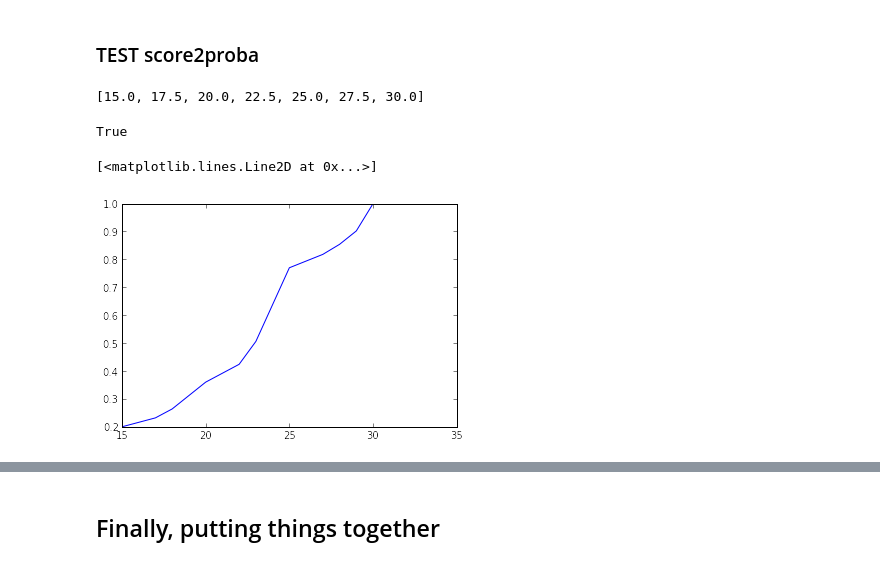
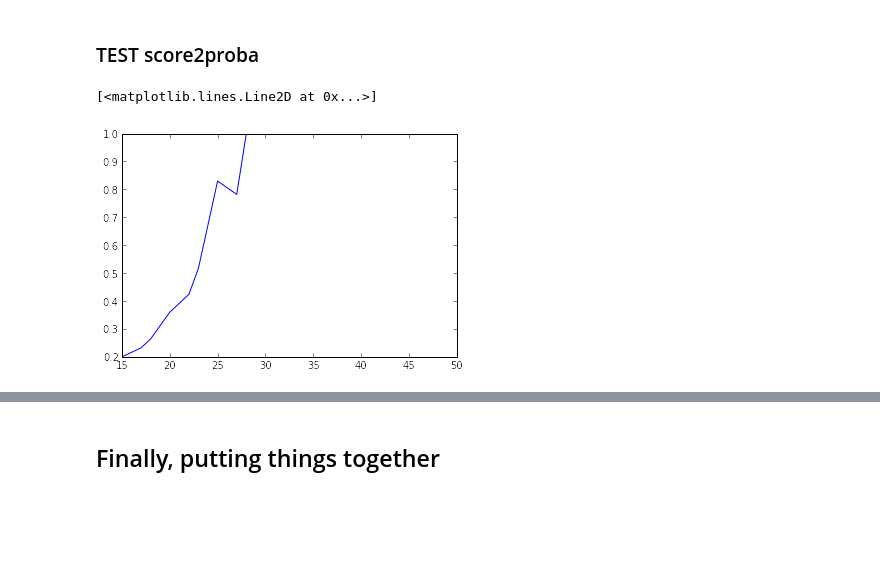
Before and after one commit to jbpoline/cnv_analysis, a Jupyter notebook: CNV_guillaume_huguet.ipynb, the cells around one changed output, grey strips where cells are left out. Saved outputs shown, nothing was run; the diff lists cells and outputs as text; code cells hidden in the pictures; blank space fills up the shorter version.

```diff
--- a/CNV_guillaume_huguet.ipynb
+++ b/CNV_guillaume_huguet.ipynb
@@ -214,6 +210,6 @@ len(np.unique(scores))
 tmp = [str2floats(s, comma2point=True)[0] for s in scores]
 # %%
-a = [print(scores[i], tmp[i]) for i in range(1400,1420)]
+a = [print(scores[i], tmp[i]) for i in range(1400,1410)]
 # %% [output]
 15,534 15.534
 18,383 18.383
@@ -300,11 +287,11 @@ for line in prob_cnv_vrai.splitlines():
     # print(line)
     p_cnv[float(line[0].replace(',','.'))] = float(line[1])/100.
 
-p_cnv[45.] = 1.
 
+# if model with linear piecewise
+# p_cnv[45.] = 1.
 # CORRECTION for a possible inversion - or simply "smooth" the curve !
-
-p_cnv[25], p_cnv[27.5] = p_cnv[27.5] , p_cnv[25]
+# p_cnv[25], p_cnv[27.5] = p_cnv[27.5] , p_cnv[25]
 
 print(p_cnv)
 # %% [output]
@@ -375,17 +360,2 @@ def score2prob(sc, pf_cnv):
 # %% [markdown]
 ### TEST score2proba
-# %%
-print(pf_cnv.keys())
-
-def test_pf_cnv():
-    assert pf_cnv[15](15) == .20
-    assert abs(pf_cnv[15](17.5) - pf_cnv[17.5](17.5)) < np.finfo(float).eps
-    assert abs(pf_cnv[17.5](20) - pf_cnv[20.](20.)) < np.finfo(float).eps
-    assert abs(pf_cnv[20.](22.5) - pf_cnv[22.5](22.5)) < np.finfo(float).eps
-    assert pf_cnv[30](45) == 1.
-    return True
-
-test_pf_cnv()
-# %% [output]
-[15.0, 17.5, 20.0, 22.5, 25.0, 27.5, 30.0]
-True
@@ -395,5 +362,8 @@ y = [score2prob(x, pf_cnv) for x in x_scores]
-# %%
-plt.plot(x_scores, y)
-# %% [output]
-[<matplotlib.lines.Line2D at 0x...>]
-[figure, removed]
+# %%
+score2prob = create_score2prob(p_cnv)
+scores = np.arange(15,50,1)
+probs = [score2prob(sc) for sc in scores]
+plt.plot(scores, probs)
+# %% [output]
+[<matplotlib.lines.Line2D at 0x...>]
+[figure, added]
```
Also changed, not shown: parts of 32 cells of this notebook.
